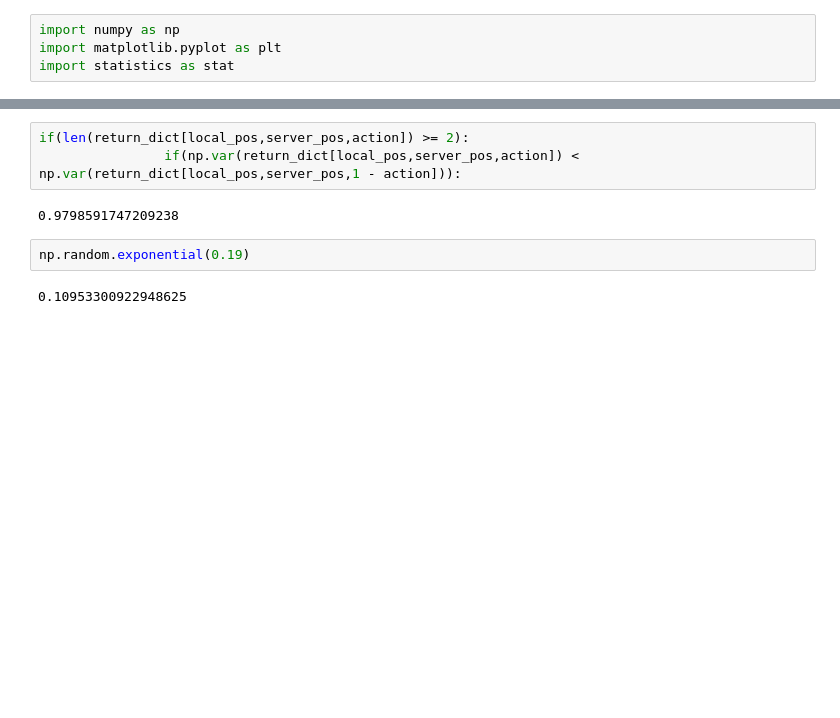
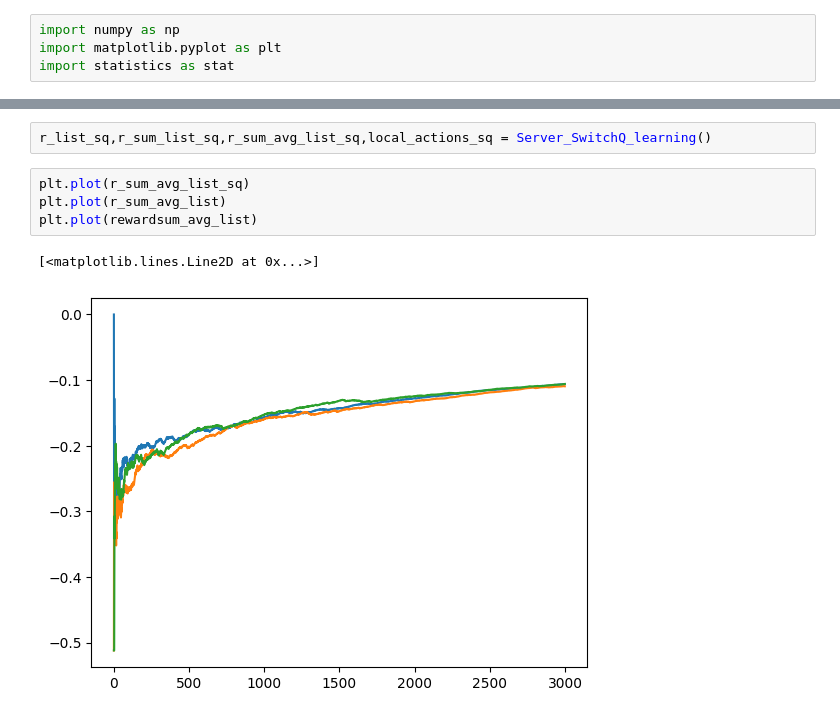
Before and after one commit to parthatom/Estimation_bias_Q_Learning, a Jupyter notebook: Cloud_vs_Local.ipynb, the cells around one changed output, grey strips where cells are left out. Saved outputs shown, nothing was run; the diff lists cells and outputs as text; blank space fills up the shorter version.

```diff
--- a/Cloud_vs_Local.ipynb
+++ b/Cloud_vs_Local.ipynb
@@ -224,9 +231,9 @@ def Server_SwithcQ_learning():
-# %%
-if(len(return_dict[local_pos,server_pos,action]) >= 2):
-                if(np.var(return_dict[local_pos,server_pos,action]) < np.var(return_dict[local_pos,server_pos,1 - action])):
-# %% [output]
-0.9798591747209238
-# %%
-np.random.exponential(0.19)
-# %% [output]
-0.10953300922948625
+# %%
+r_list_sq,r_sum_list_sq,r_sum_avg_list_sq,local_actions_sq = Server_SwitchQ_learning()
+# %%
+plt.plot(r_sum_avg_list_sq)
+plt.plot(r_sum_avg_list)
+plt.plot(rewardsum_avg_list)
+# %% [output]
+[<matplotlib.lines.Line2D at 0x...>]
+[figure, added]
```
Also changed, not shown: parts of 13 cells of this notebook.
